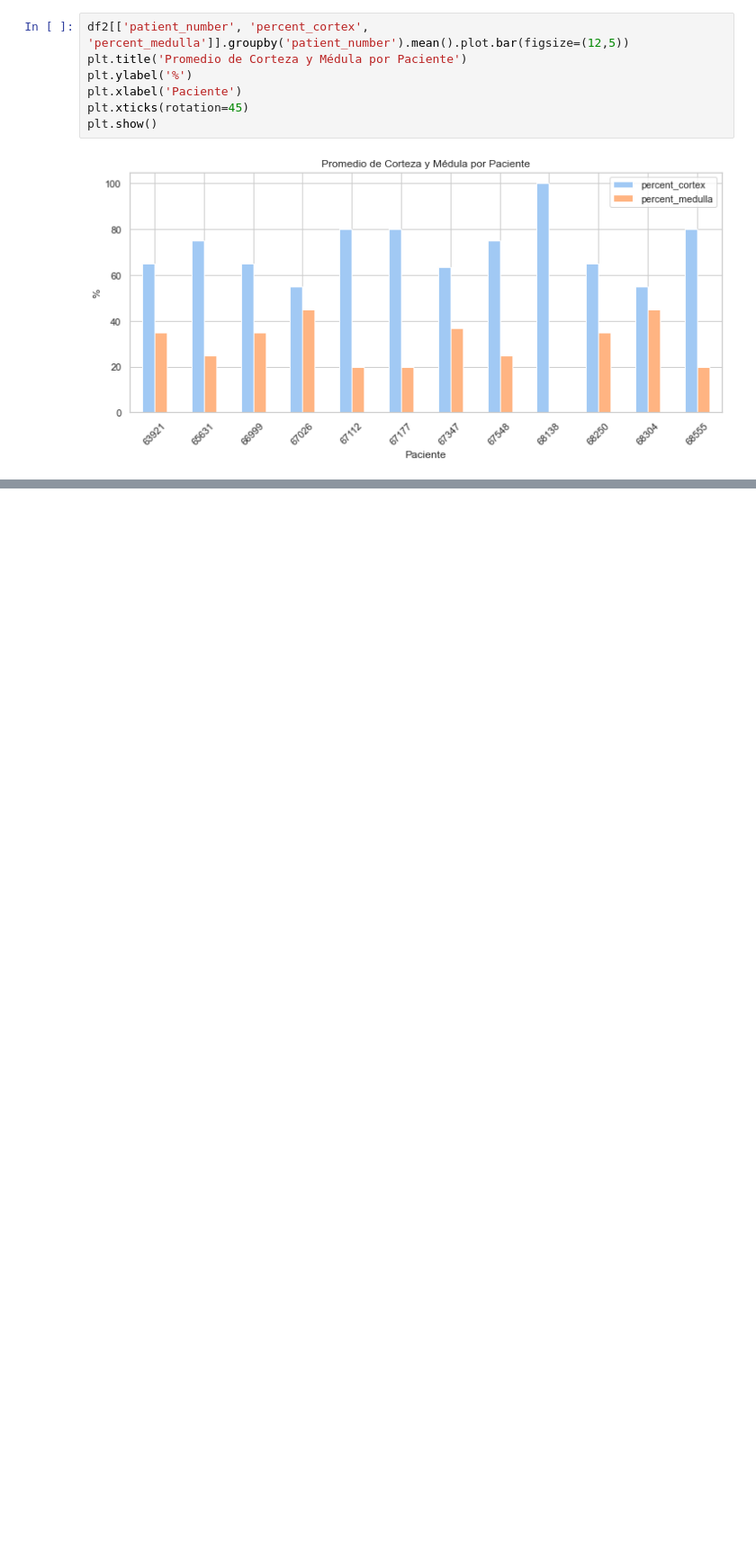
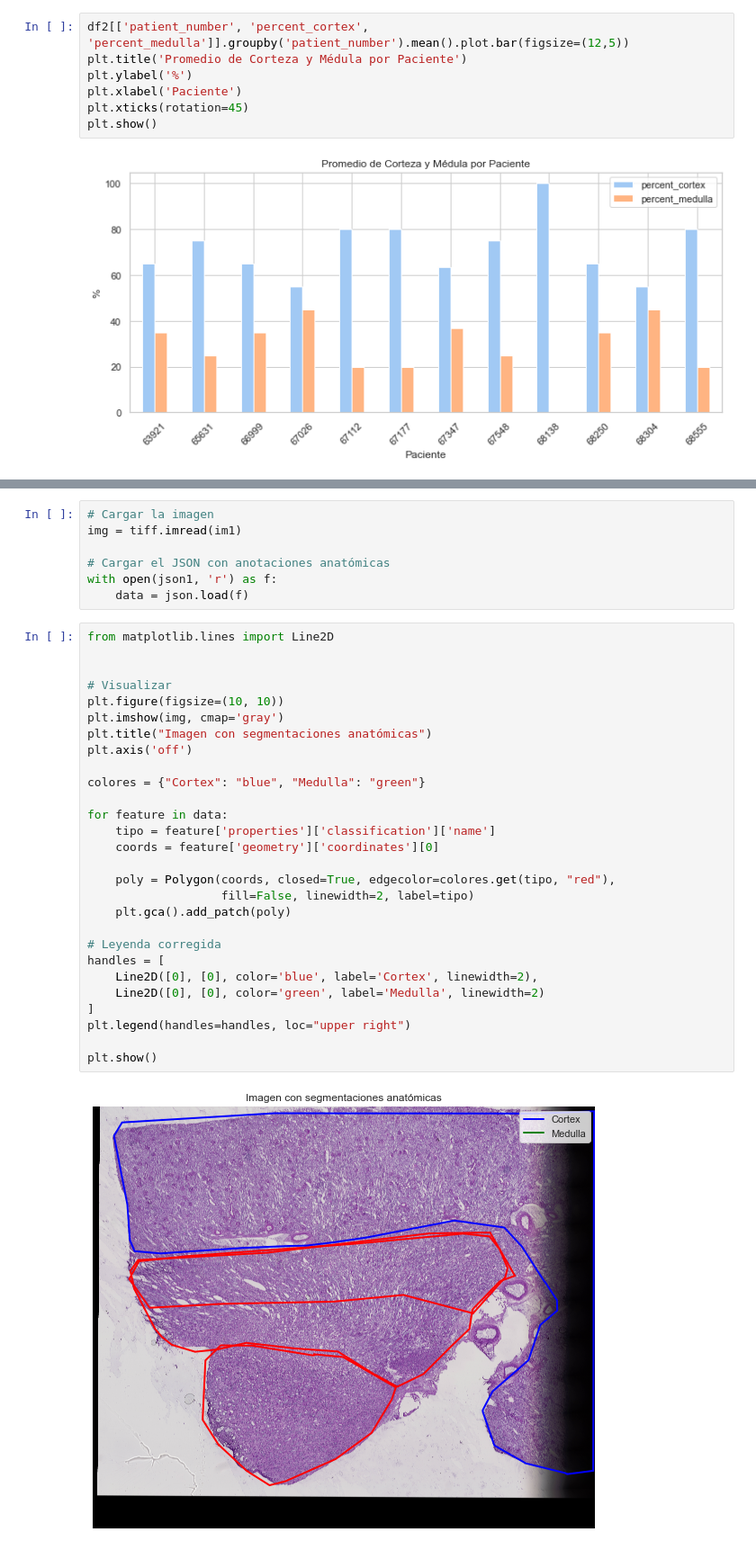
Before and after one commit to Iaibanez/Parcial1ML, a Jupyter notebook: _sources/Ejercicio4.ipynb, the cells around one changed output, grey strips where cells are left out. Shown at 90% size. Cells and saved outputs as stored; diff of their text form; blank space fills up the shorter version.

```diff
--- a/_sources/Ejercicio4.ipynb
+++ b/_sources/Ejercicio4.ipynb
@@ -248,0 +270,37 @@ plt.show()
+# %%
+# Cargar la imagen
+img = tiff.imread(im1)
+
+# Cargar el JSON con anotaciones anatómicas
+with open(json1, 'r') as f:
+    data = json.load(f)
+# %%
+from matplotlib.lines import Line2D
+
+
+# Visualizar
+plt.figure(figsize=(10, 10))
+plt.imshow(img, cmap='gray')
+plt.title("Imagen con segmentaciones anatómicas")
+plt.axis('off')
+
+colores = {"Cortex": "blue", "Medulla": "green"}
+
+for feature in data:
+    tipo = feature['properties']['classification']['name']
+    coords = feature['geometry']['coordinates'][0]
+
+    poly = Polygon(coords, closed=True, edgecolor=colores.get(tipo, "red"),
+                   fill=False, linewidth=2, label=tipo)
+    plt.gca().add_patch(poly)
+
+# Leyenda corregida
+handles = [
+    Line2D([0], [0], color='blue', label='Cortex', linewidth=2),
+    Line2D([0], [0], color='green', label='Medulla', linewidth=2)
+]
+plt.legend(handles=handles, loc="upper right")
+
+plt.show()
+# %% [output]
+[figure, added]
```
Also changed, not shown: parts of 18 cells of this notebook, 3 other files.
